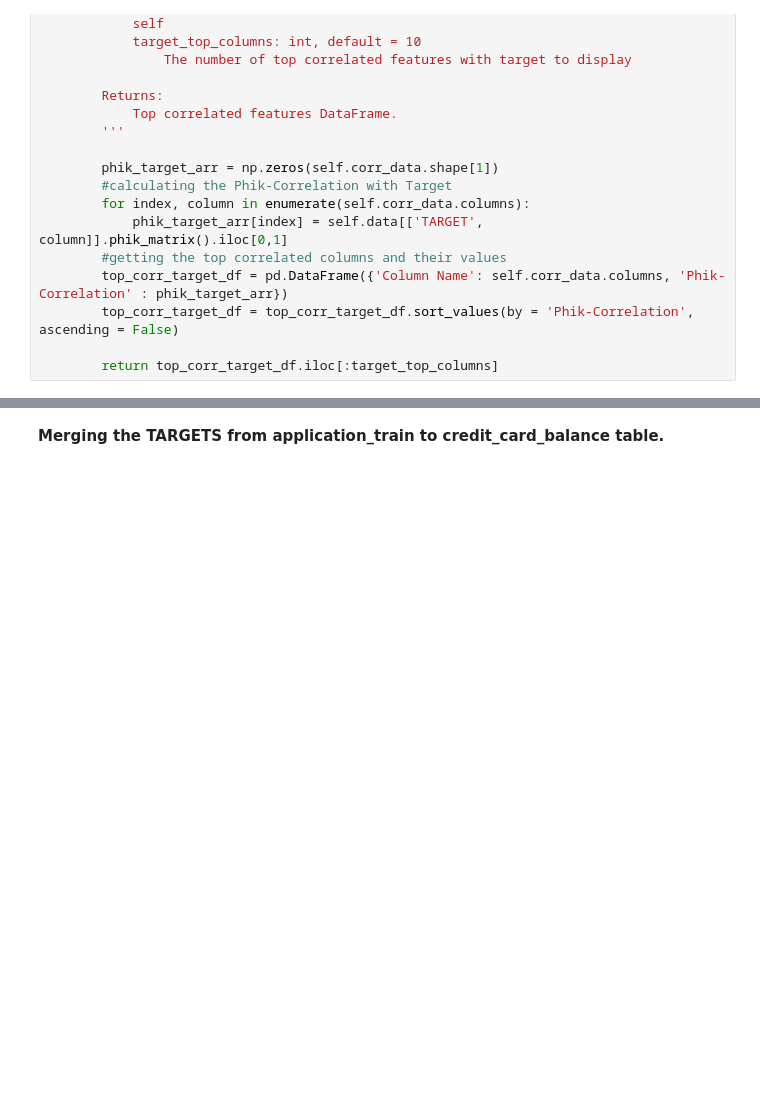
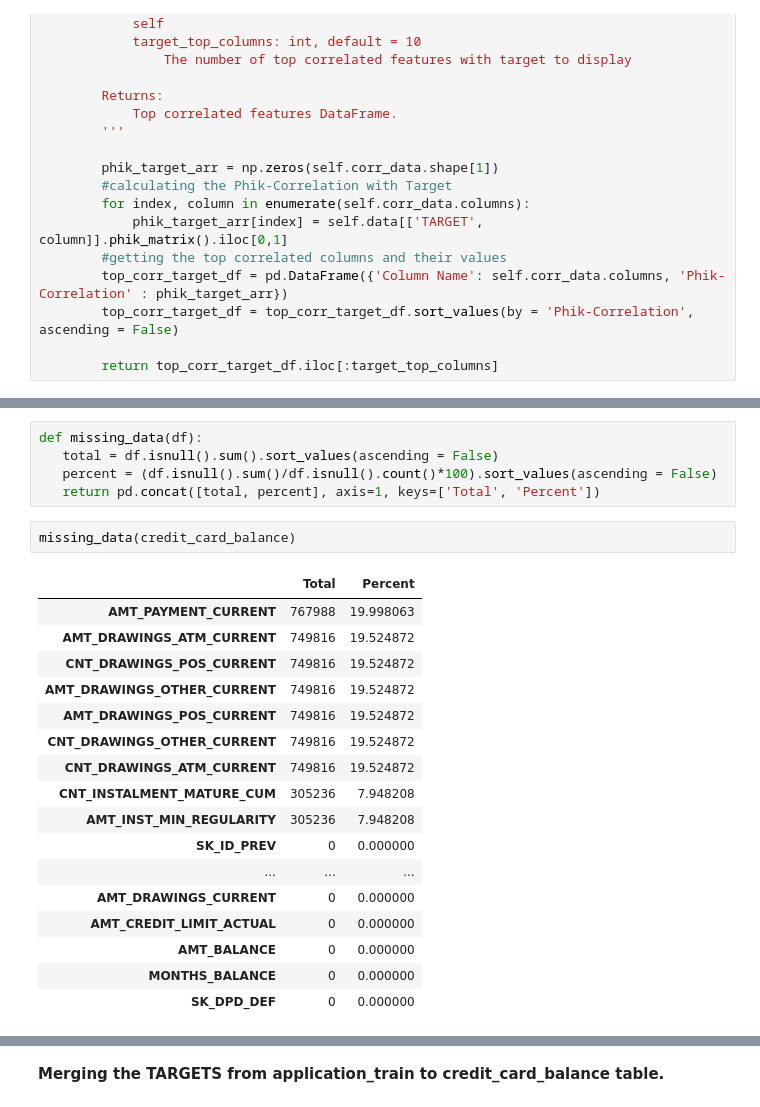
Before and after one commit to uyentk/Home-Credit-Default-Risk, a Jupyter notebook: credit_card_balance.ipynb, the cells around one changed output, grey strips where cells are left out. Drawn from its saved outputs; the diff is of its cells as text; blank space fills up the shorter version.

```diff
--- a/credit_card_balance.ipynb
+++ b/credit_card_balance.ipynb
@@ -537,0 +350,25 @@ Number of columns having NaN values: 9 columns
+# %%
+def missing_data(df):
+   total = df.isnull().sum().sort_values(ascending = False)
+   percent = (df.isnull().sum()/df.isnull().count()*100).sort_values(ascending = False)
+   return pd.concat([total, percent], axis=1, keys=['Total', 'Percent'])
+# %%
+missing_data(credit_card_balance)
+# %% [output]
+|  | Total | Percent |
+| AMT_PAYMENT_CURRENT | 767988 | 19.998063 |
+| AMT_DRAWINGS_ATM_CURRENT | 749816 | 19.524872 |
+| CNT_DRAWINGS_POS_CURRENT | 749816 | 19.524872 |
+| AMT_DRAWINGS_OTHER_CURRENT | 749816 | 19.524872 |
+| AMT_DRAWINGS_POS_CURRENT | 749816 | 19.524872 |
+| CNT_DRAWINGS_OTHER_CURRENT | 749816 | 19.524872 |
+| CNT_DRAWINGS_ATM_CURRENT | 749816 | 19.524872 |
+| CNT_INSTALMENT_MATURE_CUM | 305236 | 7.948208 |
+| AMT_INST_MIN_REGULARITY | 305236 | 7.948208 |
+| SK_ID_PREV | 0 | 0.000000 |
+| ... | ... | ... |
+| AMT_DRAWINGS_CURRENT | 0 | 0.000000 |
+| AMT_CREDIT_LIMIT_ACTUAL | 0 | 0.000000 |
+| AMT_BALANCE | 0 | 0.000000 |
+| MONTHS_BALANCE | 0 | 0.000000 |
+| SK_DPD_DEF | 0 | 0.000000 |
```
Also changed, not shown: parts of 50 cells of this notebook.
